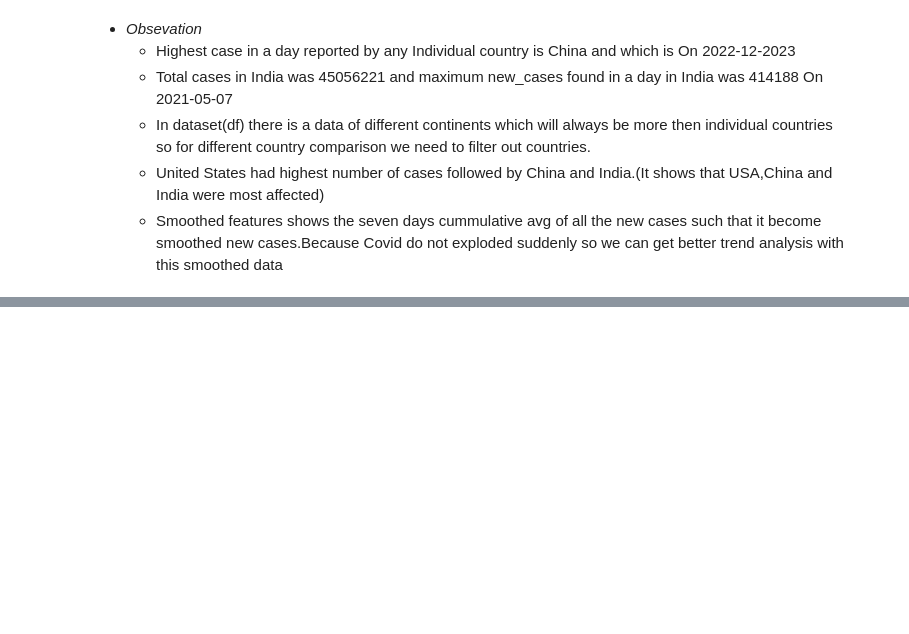
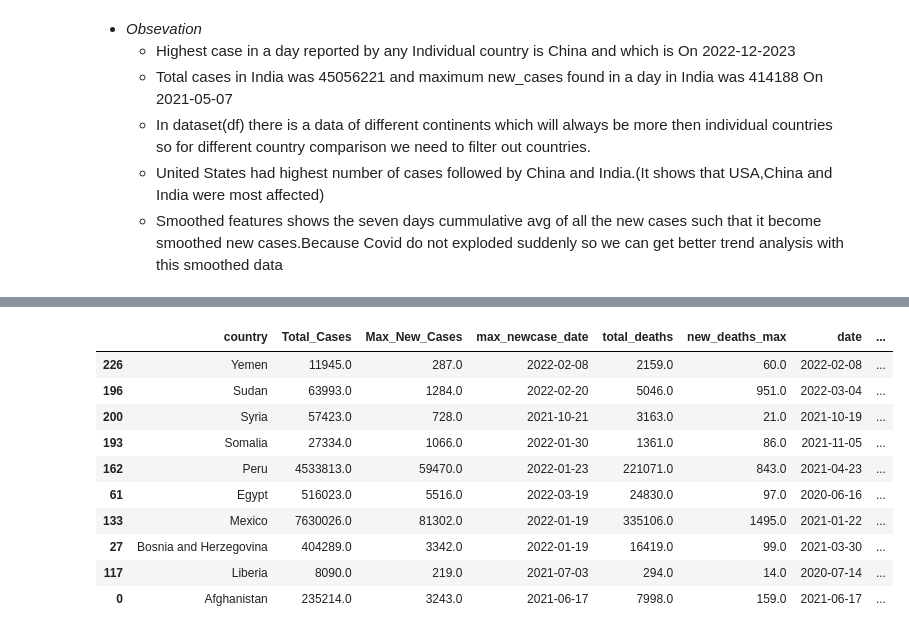
Before and after one commit to Polly49/COVID-19-Global-Data-Analysis, a Jupyter notebook: notebooks/covid_eda.ipynb, the cells around one changed output, grey strips where cells are left out. Cells and saved outputs as stored; diff of their text form; code cells hidden in the pictures; blank space fills up the shorter version.

```diff
--- a/notebooks/covid_eda.ipynb
+++ b/notebooks/covid_eda.ipynb
@@ -255,0 +295,14 @@ df[["date","new_cases","new_cases_smoothed"]].sort_values(by="new_cases",ascendi
+# %%
+df_final_case_death.sort_values(by="case_fatality_rate",ascending=False).head(10)
+# %% [output]
+|  | country | Total_Cases | Max_New_Cases | max_newcase_date | total_deaths | new_deaths_max | date | ... |
+| 226 | Yemen | 11945.0 | 287.0 | 2022-02-08 | 2159.0 | 60.0 | 2022-02-08 | ... |
+| 196 | Sudan | 63993.0 | 1284.0 | 2022-02-20 | 5046.0 | 951.0 | 2022-03-04 | ... |
+| 200 | Syria | 57423.0 | 728.0 | 2021-10-21 | 3163.0 | 21.0 | 2021-10-19 | ... |
+| 193 | Somalia | 27334.0 | 1066.0 | 2022-01-30 | 1361.0 | 86.0 | 2021-11-05 | ... |
+| 162 | Peru | 4533813.0 | 59470.0 | 2022-01-23 | 221071.0 | 843.0 | 2021-04-23 | ... |
+| 61 | Egypt | 516023.0 | 5516.0 | 2022-03-19 | 24830.0 | 97.0 | 2020-06-16 | ... |
+| 133 | Mexico | 7630026.0 | 81302.0 | 2022-01-19 | 335106.0 | 1495.0 | 2021-01-22 | ... |
+| 27 | Bosnia and Herzegovina | 404289.0 | 3342.0 | 2022-01-19 | 16419.0 | 99.0 | 2021-03-30 | ... |
+| 117 | Liberia | 8090.0 | 219.0 | 2021-07-03 | 294.0 | 14.0 | 2020-07-14 | ... |
+| 0 | Afghanistan | 235214.0 | 3243.0 | 2021-06-17 | 7998.0 | 159.0 | 2021-06-17 | ... |
```
Also changed, not shown: parts of 38 cells of this notebook.
